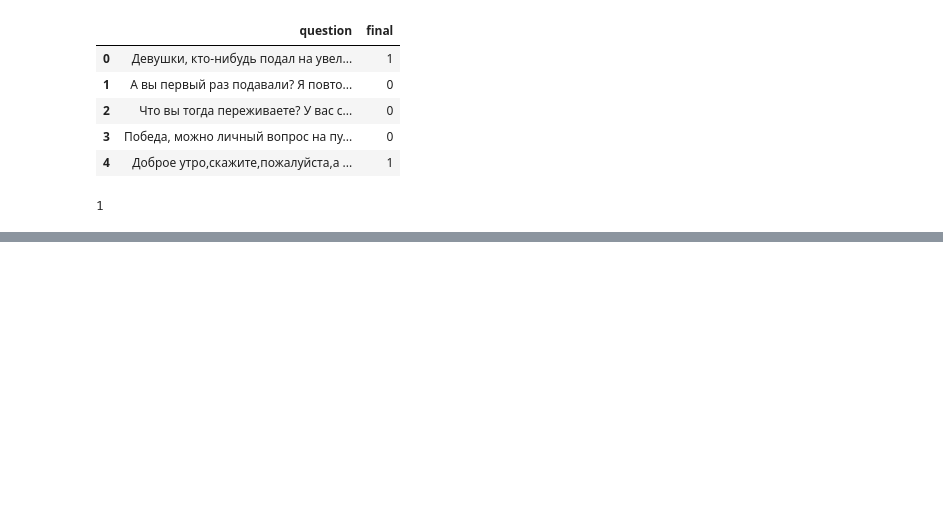
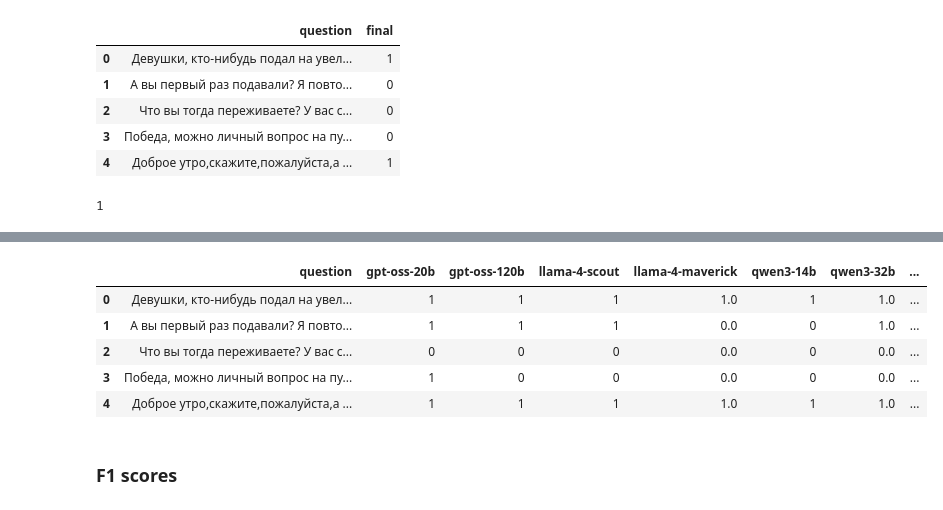
Before and after one commit to Yeegaure/FAQ_autocollector, a Jupyter notebook: llm_classifier.ipynb, the cells around one changed output, grey strips where cells are left out. Cells and saved outputs as stored; diff of their text form; code cells hidden in the pictures; blank space fills up the shorter version.

Commit message:
added llm_classifier and folder data with golden manual labelling

```diff
--- a/llm_classifier.ipynb
+++ b/llm_classifier.ipynb
@@ -172,0 +256,24 @@ results_df.to_csv('llm_classifications.csv')
+# %%
+results_df_gpt_oss_20b = pd.read_csv('results_df_gpt_oss_20b.csv')
+results_df_gpt_oss_120b = pd.read_csv('results_df_gpt_oss_120b.csv')
+
+results_df_llama_4_scout = pd.read_csv('results_df_llama_4_scout.csv')
+results_df_llama_4_maverick = pd.read_csv('results_df_llama_4_maverick.csv')
+
+results_df_qwen3_14b = pd.read_csv('results_df_qwen3_14b.csv')
+results_df_qwen3_32b = pd.read_csv('results_df_qwen3_32b.csv')
+results_df_qwen3_235_a22b = pd.read_csv('results_df_qwen3_235_a22b.csv')
+
+df_result_models_labels = pd.concat([results_df_gpt_oss_20b, results_df_gpt_oss_120b.iloc[:, 1],
+                                     results_df_llama_4_scout.iloc[:, 1], results_df_llama_4_maverick.iloc[:, 1],
+                                     results_df_qwen3_14b.iloc[:, 1], results_df_qwen3_32b.iloc[:, 1], results_df_qwen3_235_a22b.iloc[:, 1]],
+                                    axis=1)
+# %%
+df_result_models_labels.head()
+# %% [output]
+|  | question | gpt-oss-20b | gpt-oss-120b | llama-4-scout | llama-4-maverick | qwen3-14b | qwen3-32b | ... |
+| 0 | Девушки, кто-нибудь подал на увел... | 1 | 1 | 1 | 1.0 | 1 | 1.0 | ... |
+| 1 | А вы первый раз подавали? Я повто... | 1 | 1 | 1 | 0.0 | 0 | 1.0 | ... |
+| 2 | Что вы тогда переживаете? У вас с... | 0 | 0 | 0 | 0.0 | 0 | 0.0 | ... |
+| 3 | Победа, можно личный вопрос на пу... | 1 | 0 | 0 | 0.0 | 0 | 0.0 | ... |
+| 4 | Доброе утро,скажите,пожалуйста,а ... | 1 | 1 | 1 | 1.0 | 1 | 1.0 | ... |
@@ -172,0 +282,2 @@ results_df.to_csv('llm_classifications.csv')
+# %% [markdown]
+### F1 scores
```
Also changed, not shown: parts of 24 cells of this notebook, 1 other file.
